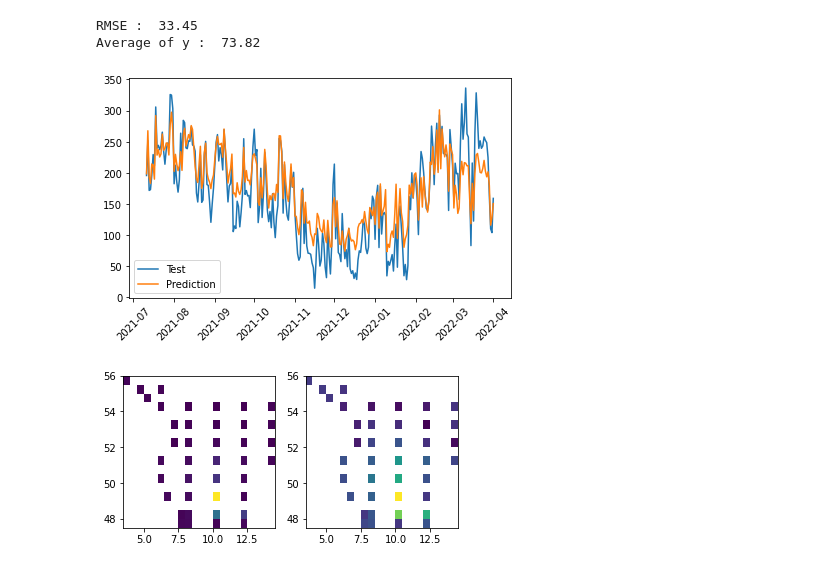
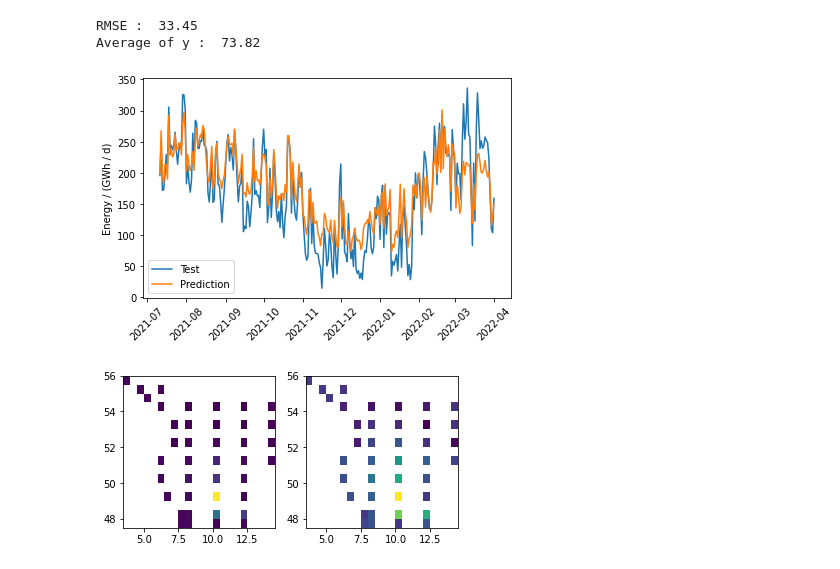
Before and after one commit to niko-nikolay/RenewableEnergyForecastML, a Jupyter notebook: notebooks/learn_data.ipynb, the cells around one changed output. Cells and saved outputs as stored; diff of their text form; code cells hidden in the pictures.

```diff
--- a/notebooks/learn_data.ipynb
+++ b/notebooks/learn_data.ipynb
@@ -225,14 +227,15 @@ Average of y :  73.82
 # %%
 plt.figure()
 
 plt.plot(y_test, label='Test')
 plt.plot(X_test.index, y_predicted, label='Prediction')
 
+plt.ylabel('Energy / (GWh / d)')
 plt.xticks(rotation = 45)
 plt.legend()
 plt.tight_layout()
 # %% [output]
-[figure, old version]
+[figure, new version]
 # %%
 # get feature impotance from regressor
 feature_importance = solar_regressor.get_booster().get_score(importance_type='total_gain')
```
Also changed, not shown: parts of 13 cells of this notebook, 1 other file.
